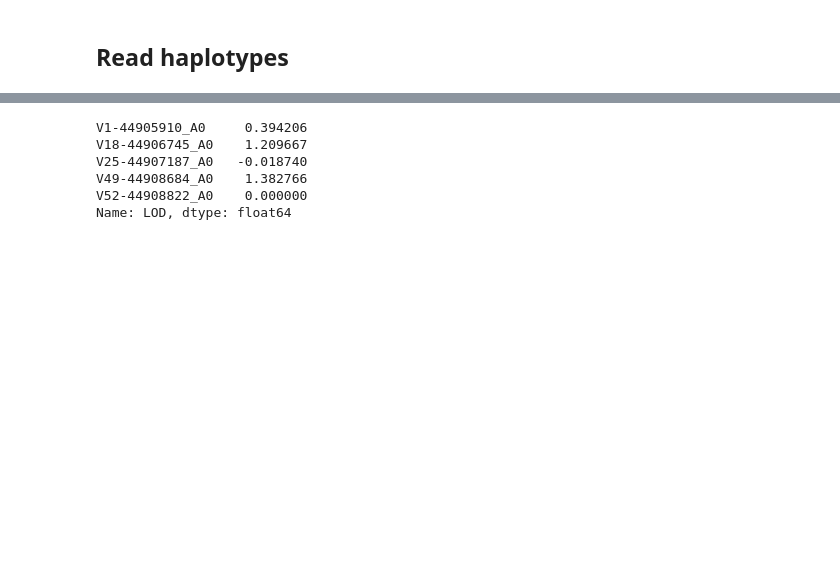
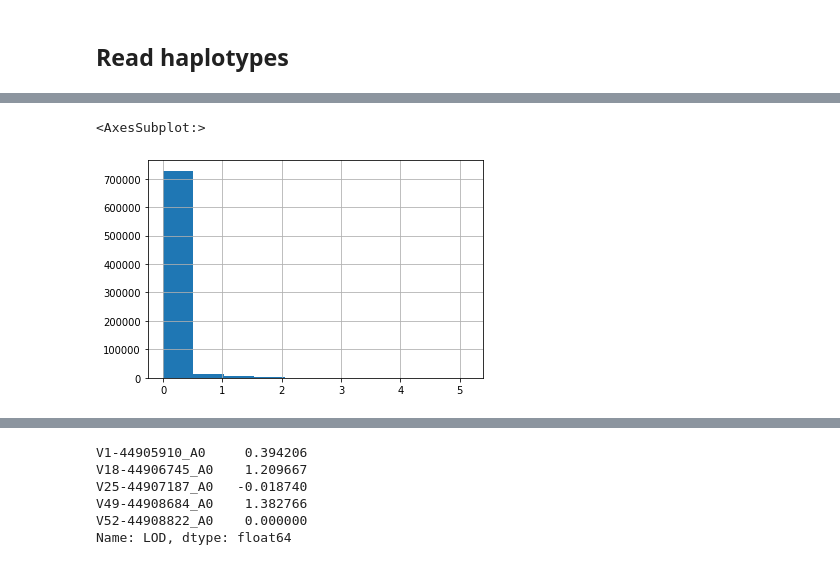
Before and after one commit to gaow/SEQLinkage, a Jupyter notebook: nbs/linakge_analysis.ipynb, the cells around one changed output, grey strips where cells are left out. Cells and saved outputs as stored; diff of their text form; code cells hidden in the pictures; blank space fills up the shorter version.

```diff
--- a/nbs/linakge_analysis.ipynb
+++ b/nbs/linakge_analysis.ipynb
@@ -152,0 +168,4 @@ def run_gene_lods(file,fam):
+# %%
+with open('../data/wg20220311/chr19test/CACHE/chr19test43.pickle', 'rb') as handle:
+    genes = pickle.load(handle)
+gene_variants,gene_fam_haps = format_haps_bunch(genes,fam17_d)
@@ -160,0 +245,5 @@ tmp.LOD.plot()
+# %%
+smy_ress.LOD.hist()
+# %% [output]
+<AxesSubplot:>
+[figure, added]
```
Also changed, not shown: parts of 27 cells of this notebook, 3 other files.
